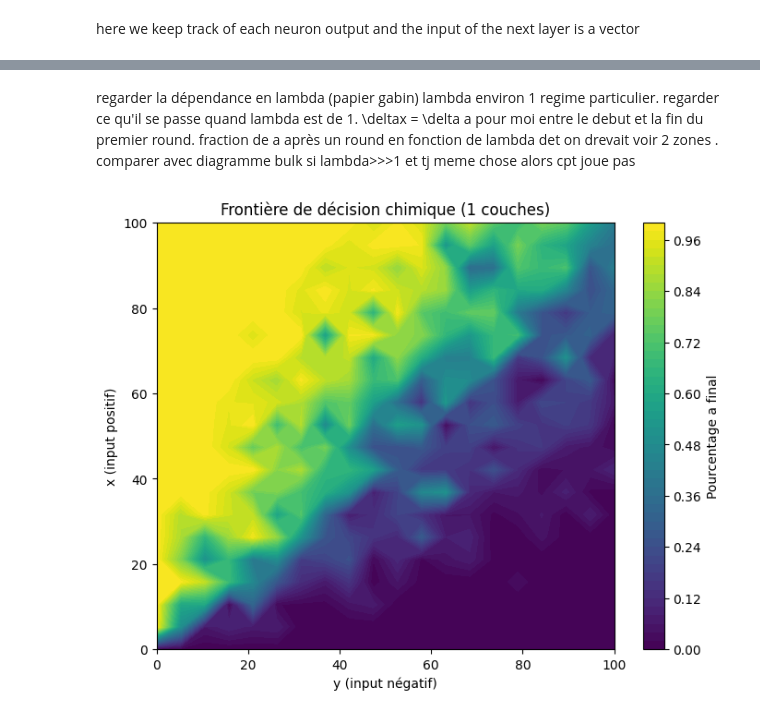
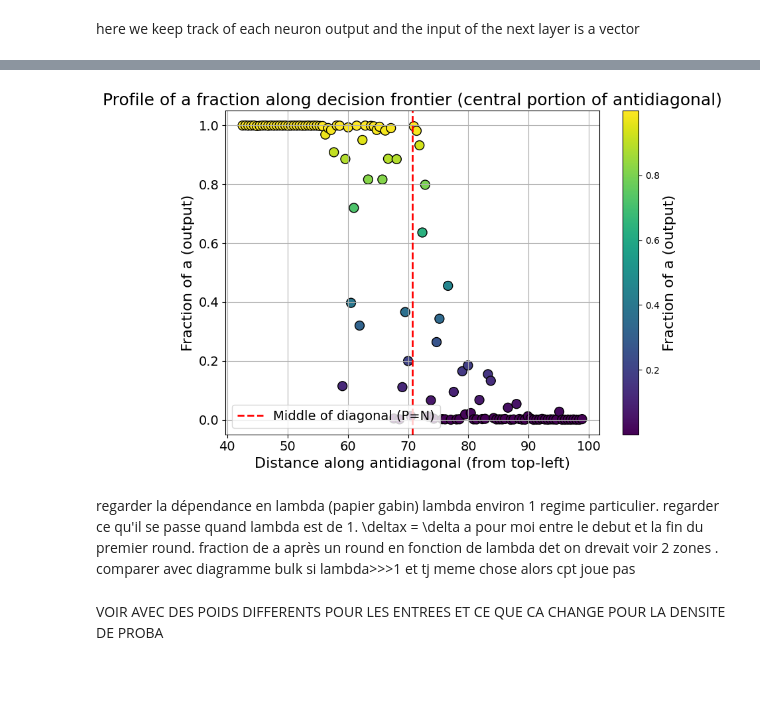
Before and after one commit to Aeronobase/Code-neural-network-with-CRNs, a Jupyter notebook: Sym Neuron-Rondelez_5_Compartimentalization.ipynb, the cells around one changed output, grey strips where cells are left out. Drawn from its saved outputs; the diff is of its cells as text; code cells hidden in the pictures; blank space fills up the shorter version.

```diff
--- a/Sym Neuron-Rondelez_5_Compartimentalization.ipynb
+++ b/Sym Neuron-Rondelez_5_Compartimentalization.ipynb
@@ -360,4 +454,62 @@ plt.show()
+# %%
+# --- Paramètres pour la portion autour du centre ---
+max_val = 100
+center = max_val / 2
+width_fraction = 0.4  # portion de la diagonale à couvrir (40% de sa longueur de part et d'autre du centre)
+
+# Calcul des distances limites
+diag_length = np.sqrt(2) * max_val
+half_window = diag_length * width_fraction / 2
+
+# Générer des points sur la diagonale
+n_diag_points = 300
+P_full = np.linspace(max_val, 0, n_diag_points)
+N_full = np.linspace(0, max_val, n_diag_points)
+
+# Calculer la distance depuis le point de départ
+dist_full = np.sqrt((P_full - P_full[0])**2 + (N_full - N_full[0])**2)
+
+# Garder uniquement les points dans la fenêtre
+center_dist = diag_length / 2
+mask = (dist_full >= center_dist - half_window) & (dist_full <= center_dist + half_window)
+
+P_diag = P_full[mask]
+N_diag = N_full[mask]
+dist_diag = dist_full[mask]
+
+Z_diag = []
+
+# Simulation sur la portion de la diagonale
+for P_input, N_input in tqdm(zip(P_diag, N_diag), total=len(P_diag), desc="Simulation diagonale (portion centrale)"):
+    ratio, _, _ = simulate_network(P_input, N_input, n_layers, n_neurons)
+    Z_diag.append(ratio)
+
+Z_diag = np.array(Z_diag)
+
+# --- Tracé scatter coloré ---
+plt.figure(figsize=(8,6))
+sc = plt.scatter(dist_diag, Z_diag, c=Z_diag, cmap='viridis', s=100, edgecolor='black')
+
+# Ligne rouge verticale pointillée au milieu de la diagonale
+plt.axvline(x=center_dist, color='red', linestyle='--', linewidth=2, label='Middle of diagonal (P=N)')
+
+
+# Colorbar
+cbar = plt.colorbar(sc)
+cbar.set_label('Fraction of a (output)', fontsize=16)
+
+plt.xlabel('Distance along antidiagonal (from top-left)', fontsize=16)
+plt.ylabel('Fraction of a (output)', fontsize=16)
+plt.title('Profile of a fraction along decision frontier (central portion of antidiagonal)', fontsize=18)
+plt.grid(True)
+plt.legend(fontsize=14, loc='lower left')
+plt.xticks(fontsize=14)
+plt.yticks(fontsize=14)
+plt.tight_layout()
+plt.show()
+# %% [output]
+[figure, added]
 # %% [markdown]
 regarder la dépendance en lambda (papier gabin) lambda environ 1 regime particulier. regarder ce qu'il se passe quand lambda est de 1. \deltax = \delta a pour moi entre le debut et la fin du premier round. fraction de a après un round en fonction de lambda det on drevait voir 2 zones . comparer avec diagramme bulk si lambda>>>1 et tj meme chose alors cpt joue pas
-# %% [markdown]
-![image.png](attachment:image.png)
+# %% [markdown]
+VOIR AVEC DES POIDS DIFFERENTS POUR LES ENTREES ET CE QUE CA CHANGE POUR LA DENSITE DE PROBA
```
Also changed, not shown: parts of 6 cells of this notebook, 1 other file.
